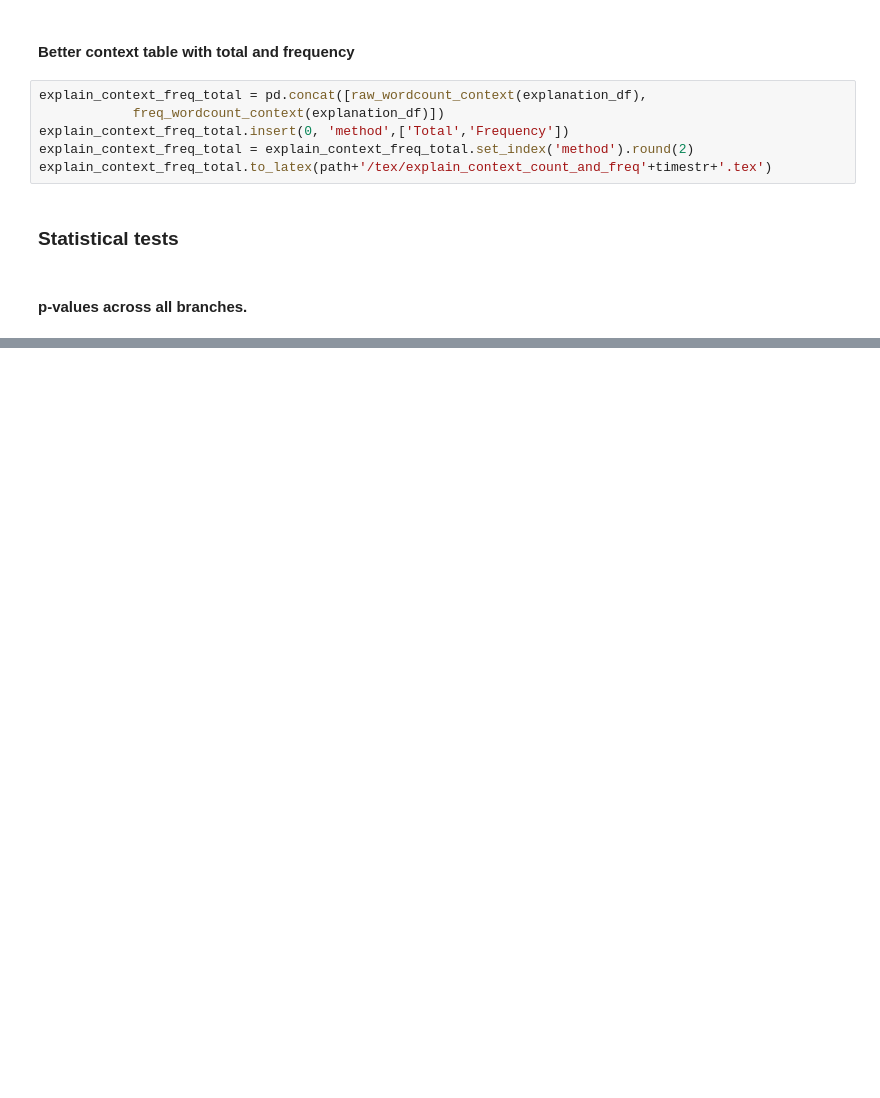
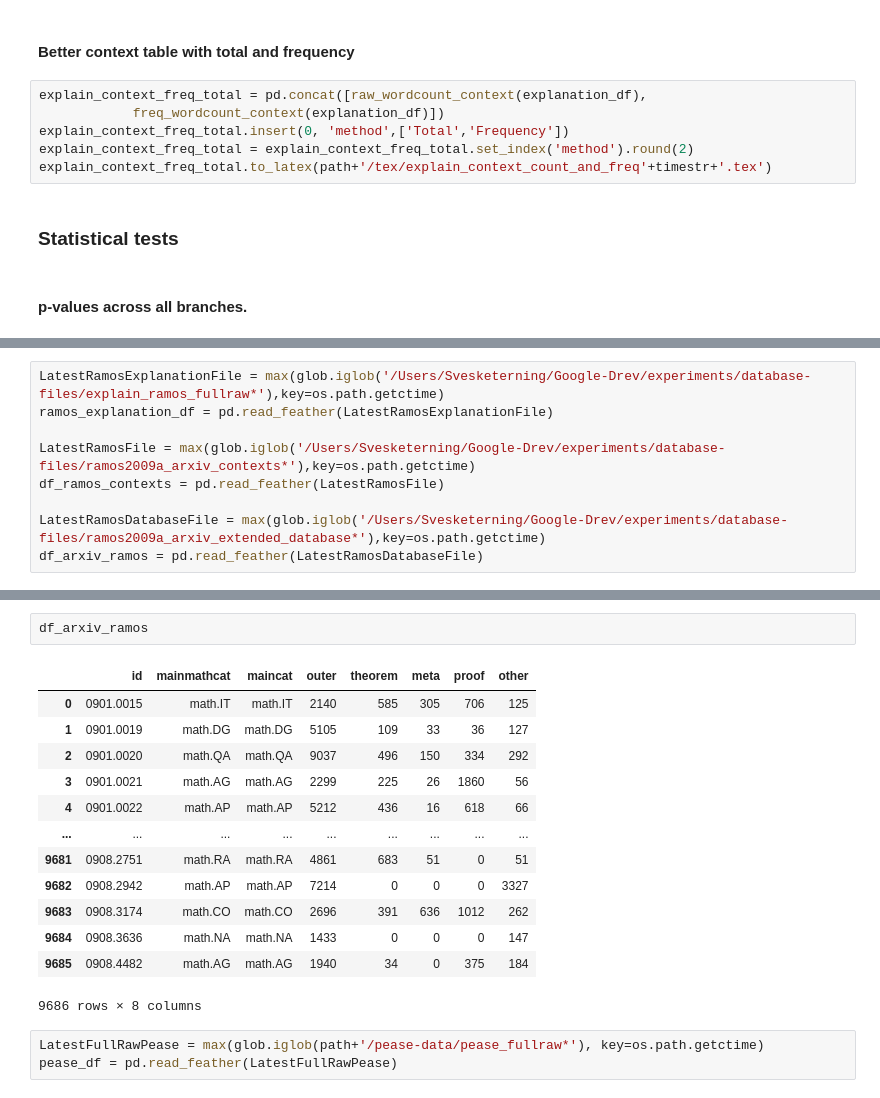
Before and after one commit to Path-to-Exile/text-mining-explanations-in-mathematics, a Jupyter notebook: base-experiments.ipynb, the cells around one changed output, grey strips where cells are left out. Drawn from its saved outputs; the diff is of its cells as text; blank space fills up the shorter version.

```diff
--- a/base-experiments.ipynb
+++ b/base-experiments.ipynb
@@ -203,0 +237,9 @@ dfi.export(pvalues_df, path+'/figures/pvalues_df.png',max_cols = -1)
+# %%
+LatestRamosExplanationFile = max(glob.iglob('/Users/Svesketerning/Google-Drev/experiments/database-files/explain_ramos_fullraw*'),key=os.path.getctime)
+ramos_explanation_df = pd.read_feather(LatestRamosExplanationFile)
+
+LatestRamosFile = max(glob.iglob('/Users/Svesketerning/Google-Drev/experiments/database-files/ramos2009a_arxiv_contexts*'),key=os.path.getctime)
+df_ramos_contexts = pd.read_feather(LatestRamosFile)
+
+LatestRamosDatabaseFile = max(glob.iglob('/Users/Svesketerning/Google-Drev/experiments/database-files/ramos2009a_arxiv_extended_database*'),key=os.path.getctime)
+df_arxiv_ramos = pd.read_feather(LatestRamosDatabaseFile)
@@ -203,0 +278,19 @@ dfi.export(pvalues_df, path+'/figures/pvalues_df.png',max_cols = -1)
+# %%
+df_arxiv_ramos
+# %% [output]
+|  | id | mainmathcat | maincat | outer | theorem | meta | proof | other |
+| 0 | 0901.0015 | math.IT | math.IT | 2140 | 585 | 305 | 706 | 125 |
+| 1 | 0901.0019 | math.DG | math.DG | 5105 | 109 | 33 | 36 | 127 |
+| 2 | 0901.0020 | math.QA | math.QA | 9037 | 496 | 150 | 334 | 292 |
+| 3 | 0901.0021 | math.AG | math.AG | 2299 | 225 | 26 | 1860 | 56 |
+| 4 | 0901.0022 | math.AP | math.AP | 5212 | 436 | 16 | 618 | 66 |
+| ... | ... | ... | ... | ... | ... | ... | ... | ... |
+| 9681 | 0908.2751 | math.RA | math.RA | 4861 | 683 | 51 | 0 | 51 |
+| 9682 | 0908.2942 | math.AP | math.AP | 7214 | 0 | 0 | 0 | 3327 |
+| 9683 | 0908.3174 | math.CO | math.CO | 2696 | 391 | 636 | 1012 | 262 |
+| 9684 | 0908.3636 | math.NA | math.NA | 1433 | 0 | 0 | 0 | 147 |
+| 9685 | 0908.4482 | math.AG | math.AG | 1940 | 34 | 0 | 375 | 184 |
+9686 rows × 8 columns
+# %%
+LatestFullRawPease = max(glob.iglob(path+'/pease-data/pease_fullraw*'), key=os.path.getctime)
+pease_df = pd.read_feather(LatestFullRawPease)
```
Also changed, not shown: parts of 17 cells of this notebook, 8 other files.
